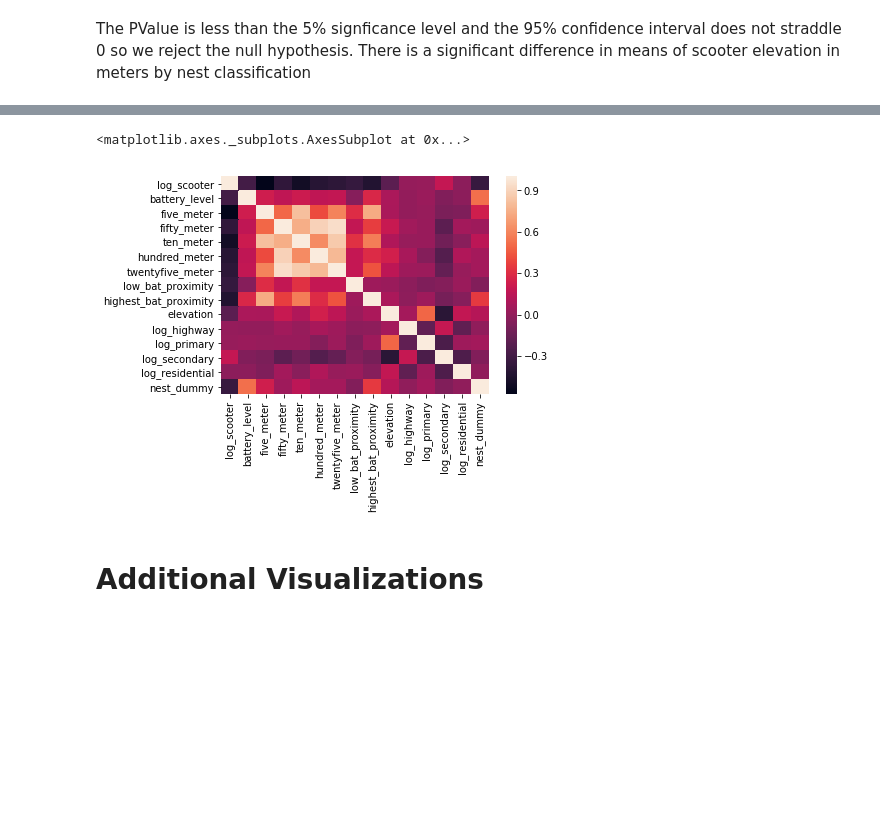
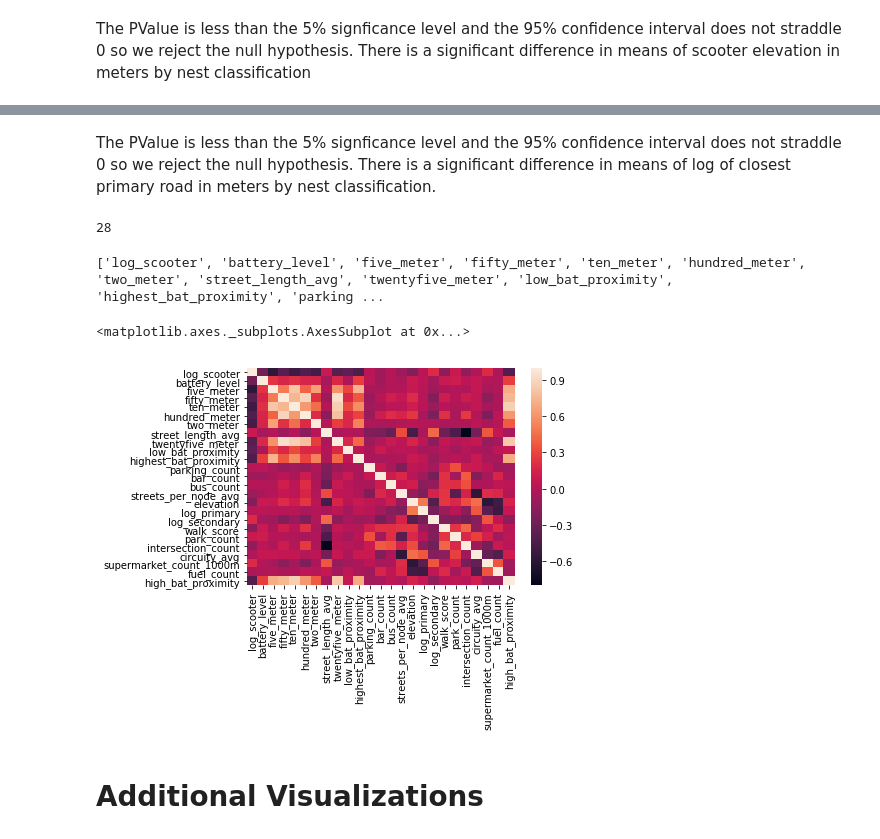
Before and after one commit to perryrjohnson/Bird_DS, a Jupyter notebook: Visualizations/external_notebook.ipynb, the cells around one changed output, grey strips where cells are left out. Cells and saved outputs as stored; diff of their text form; code cells hidden in the pictures; blank space fills up the shorter version.

```diff
--- a/Visualizations/external_notebook.ipynb
+++ b/Visualizations/external_notebook.ipynb
@@ -234,0 +286,7 @@ The PValue is less than the 5% signficance level and the 95% confidence interval
+# %%
+# create stratified log of closest primary in meters by nest_dummy
+nest = data['log_primary'][data['nest_dummy'] == 1]
+no_nest = data['log_primary'][data['nest_dummy'] == 0]
+# %%
+test = t_test(nest, no_nest, 0.05)
+test
@@ -235,21 +301,42 @@ The PValue is less than the 5% signficance level and the 95% confidence interval
+# %% [markdown]
+The PValue is less than the 5% signficance level and the 95% confidence interval does not straddle 0 so we reject the null hypothesis. There is a significant difference in means of log of closest primary road in meters by nest classification.
+# %%
+features = ['log_scooter', 'battery_level', 'five_meter', 'fifty_meter', 'ten_meter', 'hundred_meter', 'two_meter', 'street_length_avg',
+    'twentyfive_meter', 'low_bat_proximity', 'highest_bat_proximity', 'parking_count', 'bar_count', 'bus_count', 'streets_per_node_avg',
+'elevation', 'log_primary', 'log_secondary', 'log_residential', 'walk_score', 'bike_score', 'park_count', 'intersection_count', 'circuity_avg',
+           'supermarket_count_1000m', 'fuel_count', 'school_count', 'high_bat_proximity']
+# %%
+len(features)
+# %% [output]
+28
+# %%
+significant_features = []
+for i in features:
+    nest = data[i][data['nest_dummy'] == 1]
+    no_nest = data[i][data['nest_dummy'] == 0]
+    test = t_test(nest, no_nest, 0.05)
+    if test[3] <= 0.05:
+        significant_features.append(i)
+
+print(significant_features)
+# %% [output]
+['log_scooter', 'battery_level', 'five_meter', 'fifty_meter', 'ten_meter', 'hundred_meter', 'two_meter', 'street_length_avg', 'twentyfive_meter', 'low_bat_proximity', 'highest_bat_proximity', 'parking ...
 # %%
 #explore correlations between features and to the Nest Dummy
-features = ['log_scooter', 'battery_level', 'five_meter', 'fifty_meter', 'ten_meter', 'hundred_meter',
-    'twentyfive_meter', 'low_bat_proximity', 'highest_bat_proximity',
-'elevation', 'log_highway', 'log_primary', 'log_secondary', 'log_residential', 'nest_dummy']
+features = significant_features
 
 feature_matrix = data[features]
 
 # calculate correlation matrix
 corr = feature_matrix.corr()
 
 # plot the heatmap
 sns.heatmap(corr,
         xticklabels=corr.columns,
         yticklabels=corr.columns)
 # %% [output]
 <matplotlib.axes._subplots.AxesSubplot at 0x...>
-[figure, old version]
+[figure, new version]
 # %% [markdown]
 # Additional Visualizations
 # %%
```
Also changed, not shown: parts of 19 cells of this notebook.
